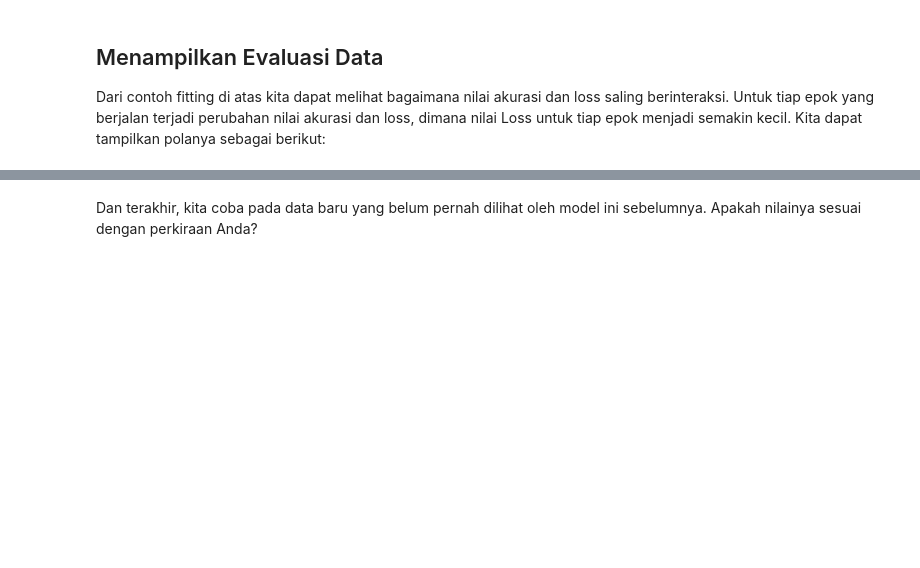
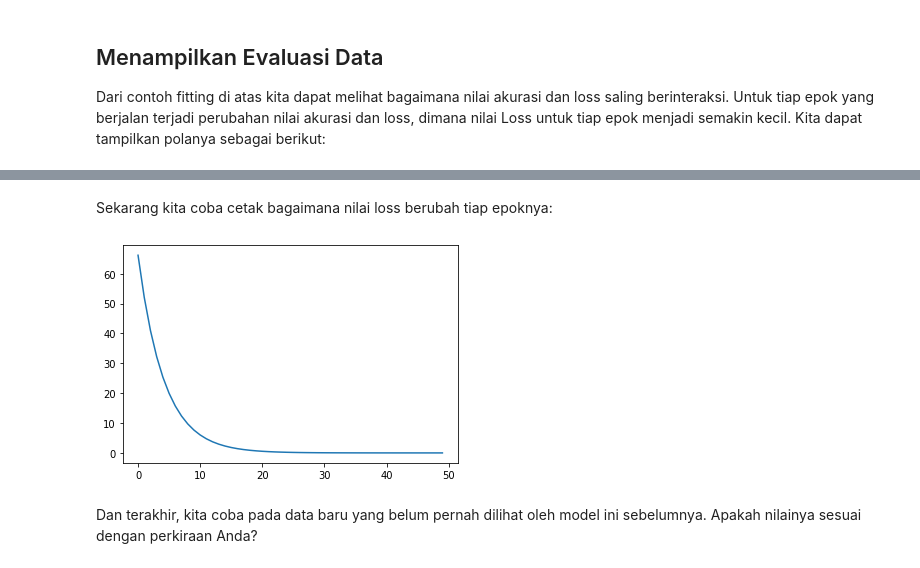
Before and after one commit to danylaksono/gds-crashcourse, a Jupyter notebook: Minggu 3.1 - Konsep Dasar Regresi dan Deep Learning.ipynb, the cells around one changed output, grey strips where cells are left out. Drawn from its saved outputs; the diff is of its cells as text; code cells hidden in the pictures; blank space fills up the shorter version.

```diff
--- a/Minggu 3.1 - Konsep Dasar Regresi dan Deep Learning.ipynb
+++ b/Minggu 3.1 - Konsep Dasar Regresi dan Deep Learning.ipynb
@@ -121,3 +134,10 @@ pyplot.show()
+# %% [markdown]
+Sekarang kita coba cetak bagaimana nilai loss berubah tiap epoknya:
+# %%
+pyplot.plot(history.history['loss'])
+pyplot.show()
+# %% [output]
+[figure, added]
 # %% [markdown]
 Dan terakhir, kita coba pada data baru yang belum pernah dilihat oleh model ini sebelumnya. Apakah nilainya sesuai dengan perkiraan Anda?
 # %%
```
Also changed, not shown: parts of 6 cells of this notebook.
